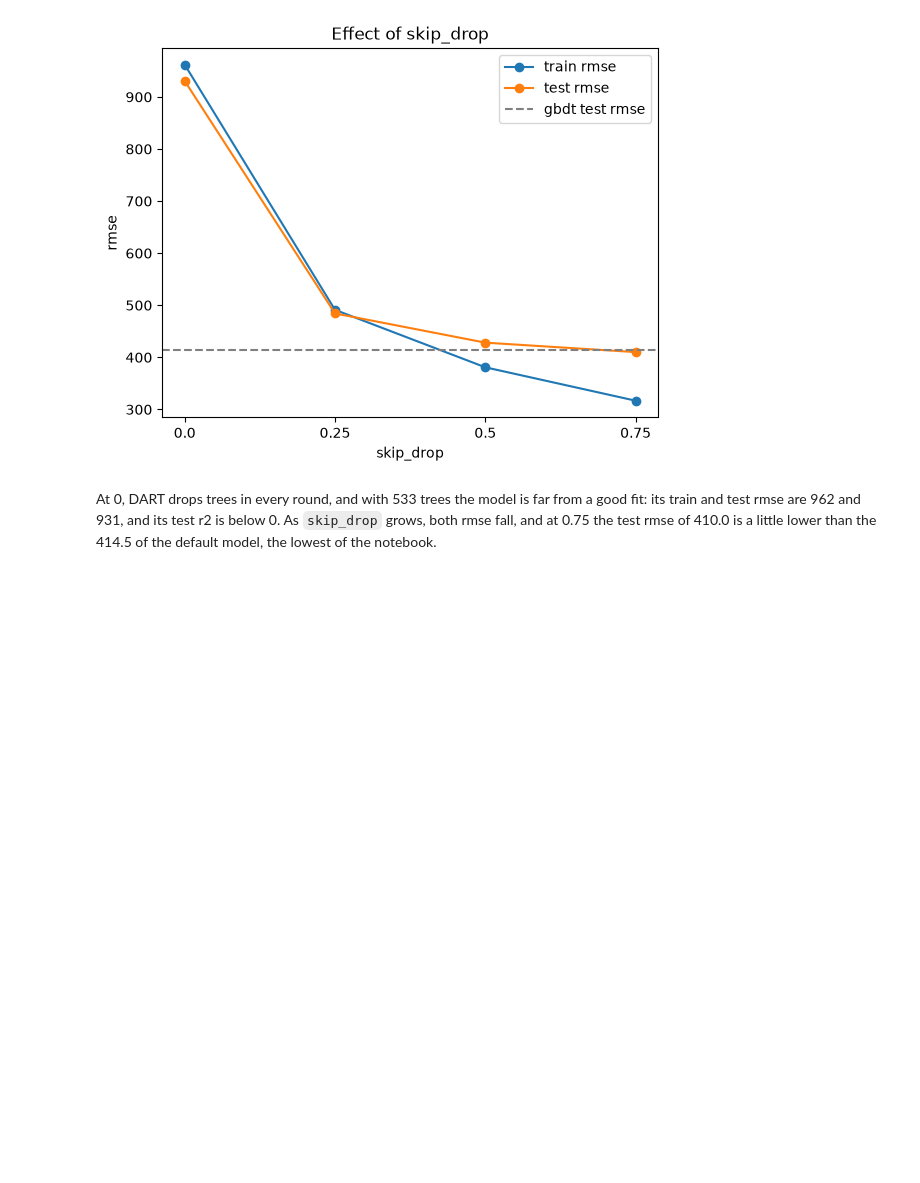
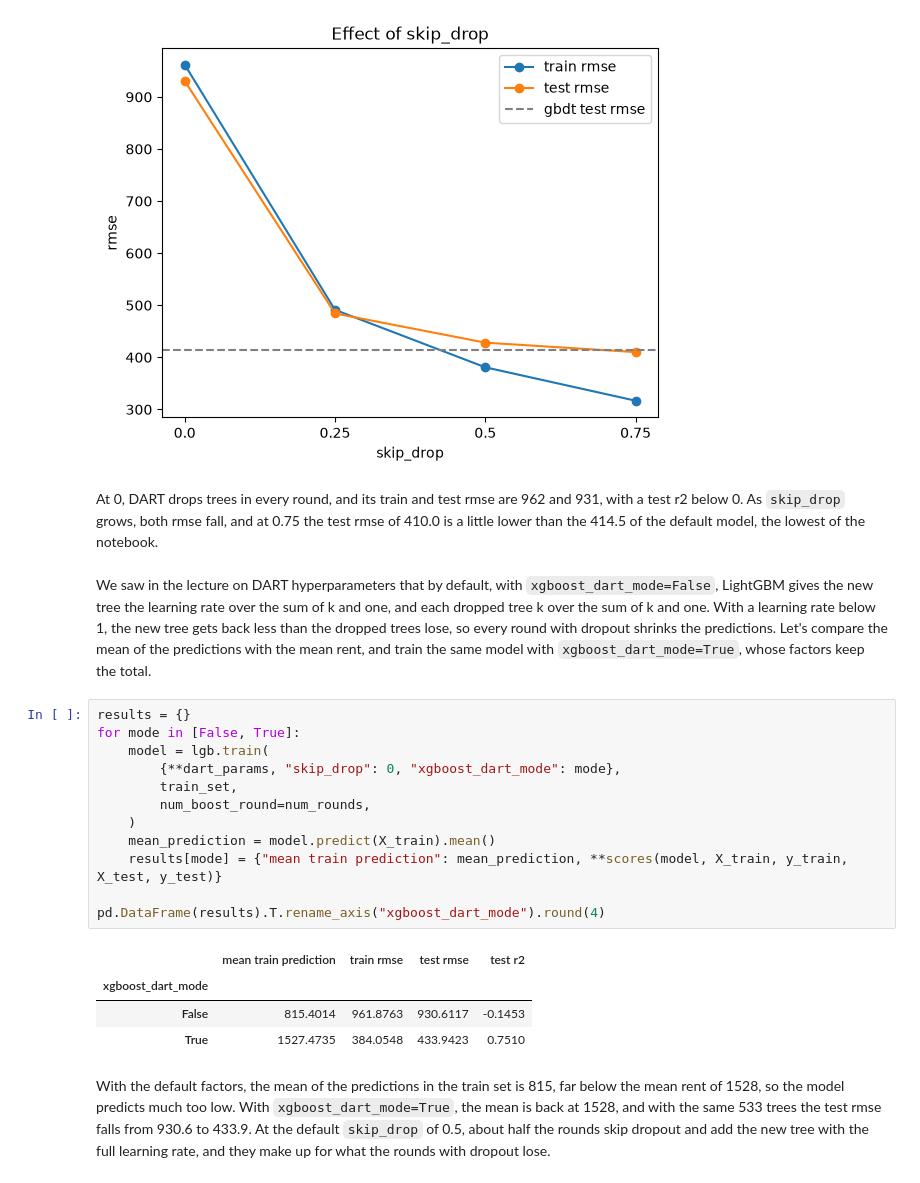
Before and after one commit to trainindata/master-tree-ensemble-models, a Jupyter notebook: 07-other/02-lightgbm-dart.ipynb, the cells around one changed output. Cells and saved outputs as stored; diff of their text form; blank space fills up the shorter version.

Commit message:
explain skip_drop 0 in lightgbm dart notebook

```diff
--- a/07-other/02-lightgbm-dart.ipynb
+++ b/07-other/02-lightgbm-dart.ipynb
@@ -288,4 +288,25 @@ plot_sweep(skip_drop_results, "skip_drop")
 # %% [output]
 [figure]
 # %% [markdown]
-At 0, DART drops trees in every round, and with 533 trees the model is far from a good fit: its train and test rmse are 962 and 931, and its test r2 is below 0. As `skip_drop` grows, both rmse fall, and at 0.75 the test rmse of 410.0 is a little lower than the 414.5 of the default model, the lowest of the notebook.
+At 0, DART drops trees in every round, and its train and test rmse are 962 and 931, with a test r2 below 0. As `skip_drop` grows, both rmse fall, and at 0.75 the test rmse of 410.0 is a little lower than the 414.5 of the default model, the lowest of the notebook.
+# %% [markdown]
+We saw in the lecture on DART hyperparameters that by default, with `xgboost_dart_mode=False`, LightGBM gives the new tree the learning rate over the sum of k and one, and each dropped tree k over the sum of k and one. With a learning rate below 1, the new tree gets back less than the dropped trees lose, so every round with dropout shrinks the predictions. Let's compare the mean of the predictions with the mean rent, and train the same model with `xgboost_dart_mode=True`, whose factors keep the total.
+# %%
+results = {}
+for mode in [False, True]:
+    model = lgb.train(
+        {**dart_params, "skip_drop": 0, "xgboost_dart_mode": mode},
+        train_set,
+        num_boost_round=num_rounds,
+    )
+    mean_prediction = model.predict(X_train).mean()
+    results[mode] = {"mean train prediction": mean_prediction, **scores(model, X_train, y_train, X_test, y_test)}
+
+pd.DataFrame(results).T.rename_axis("xgboost_dart_mode").round(4)
+# %% [output]
+|  | mean train prediction | train rmse | test rmse | test r2 |
+| xgboost_dart_mode |  |  |  |  |
+| False | 815.4014 | 961.8763 | 930.6117 | -0.1453 |
+| True | 1527.4735 | 384.0548 | 433.9423 | 0.7510 |
+# %% [markdown]
+With the default factors, the mean of the predictions in the train set is 815, far below the mean rent of 1528, so the model predicts much too low. With `xgboost_dart_mode=True`, the mean is back at 1528, and with the same 533 trees the test rmse falls from 930.6 to 433.9. At the default `skip_drop` of 0.5, about half the rounds skip dropout and add the new tree with the full learning rate, and they make up for what the rounds with dropout lose.
```
Also changed, not shown: parts of 3 cells of this notebook.
